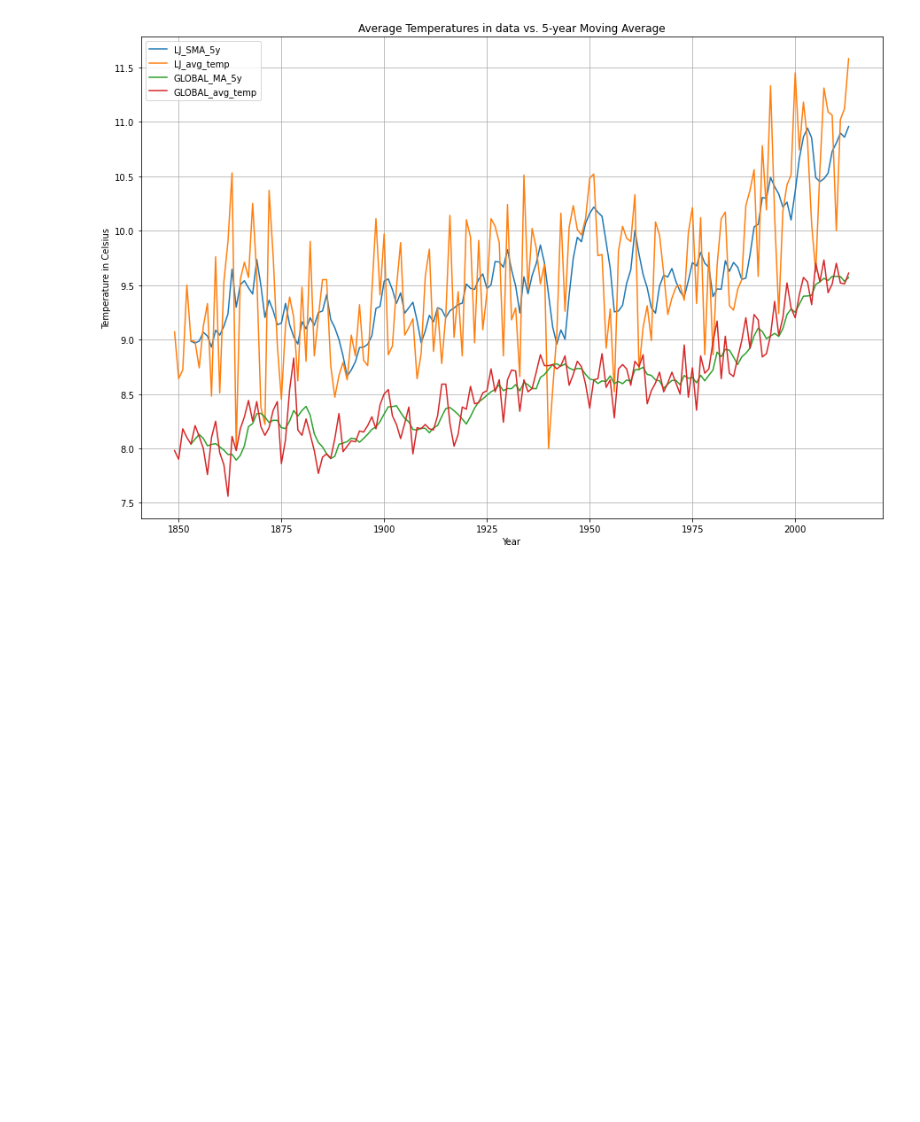
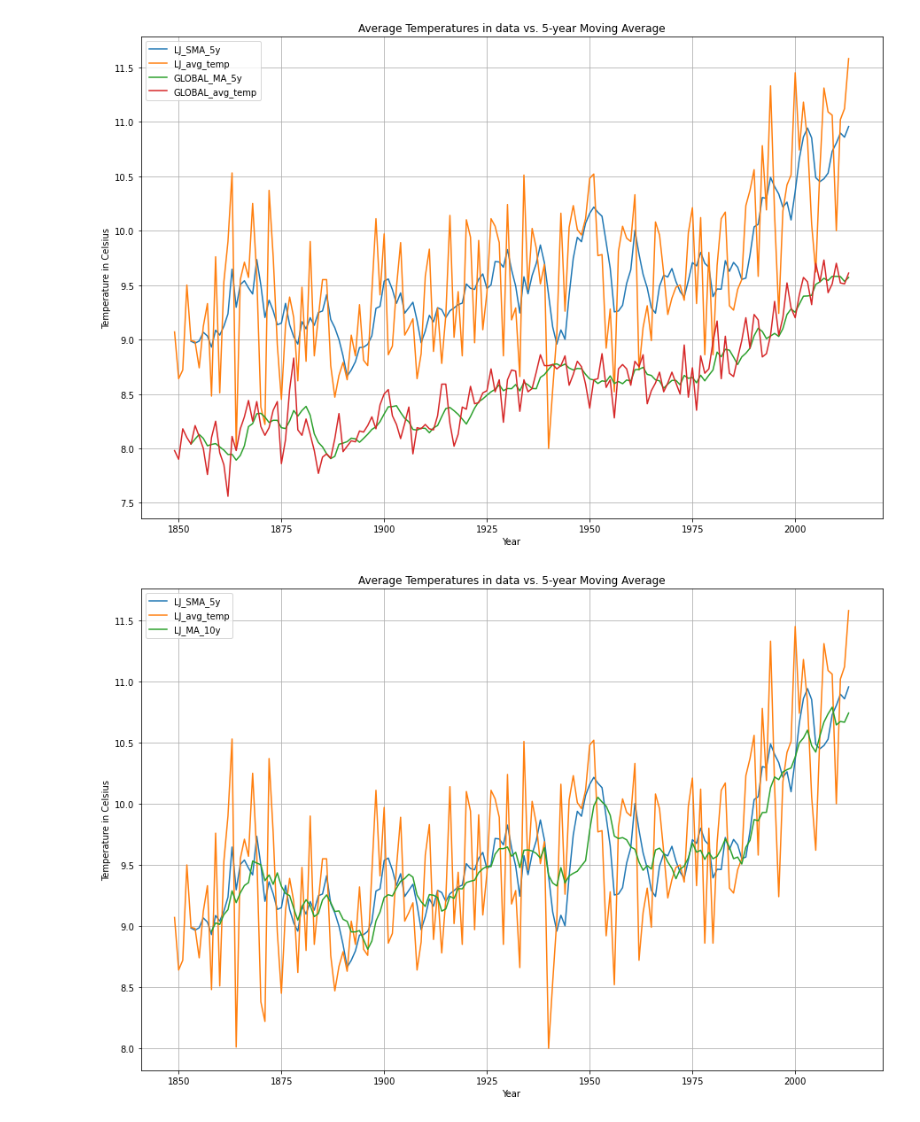
Before and after one commit to AndrejaCH/Weather_Trends, a Jupyter notebook: WeatherTrends.ipynb, the cells around one changed output. Drawn from its saved outputs; the diff is of its cells as text; code cells hidden in the pictures; blank space fills up the shorter version.

Commit message:
add plots for SMA

```diff
--- a/WeatherTrends.ipynb
+++ b/WeatherTrends.ipynb
@@ -71,6 +71,7 @@ df.head()
 # %%
 # Calculate moving averages all cities and global data with proper column name
 df['LJ_MA_5y'] = df.iloc[:,1].rolling(window=5).mean()
+df['LJ_MA_10y'] = df.iloc[:,1].rolling(window=10).mean()
 df['HE_MA_5y'] = df.iloc[:,2].rolling(window=5).mean()
 df['GU_MA_5y'] = df.iloc[:,3].rolling(window=5).mean()
 df['SF_MA_5y'] = df.iloc[:,4].rolling(window=5).mean()
@@ -111,3 +112,25 @@ plt.title("Average Temperatures in data vs. 5-year Moving Average")
 plt.show()
 # %% [output]
 [figure]
+# %%
+# Plot the averages - Ljubljana original data, 5-year and 10-year Moving Average
+plt.figure(figsize=[15,10])
+plt.grid(True)
+plt.plot(df['year'], df['LJ_MA_5y'],label='LJ_SMA_5y')
+plt.plot(df['year'], df['LJ_avg_temp'],label='LJ_avg_temp')
+plt.plot(df['year'], df['LJ_MA_10y'],label='LJ_MA_10y')
+plt.legend(loc=2)
+
+# Plot the axis
+
+# Create labels for the x and y axes.
+plt.xlabel("Year")
+plt.ylabel("Temperature in Celsius")
+
+# Create a title.
+plt.title("Average Temperatures in data vs. 5-year Moving Average")
+
+# Show the plot
+plt.show()
+# %% [output]
+[figure, added]
```
